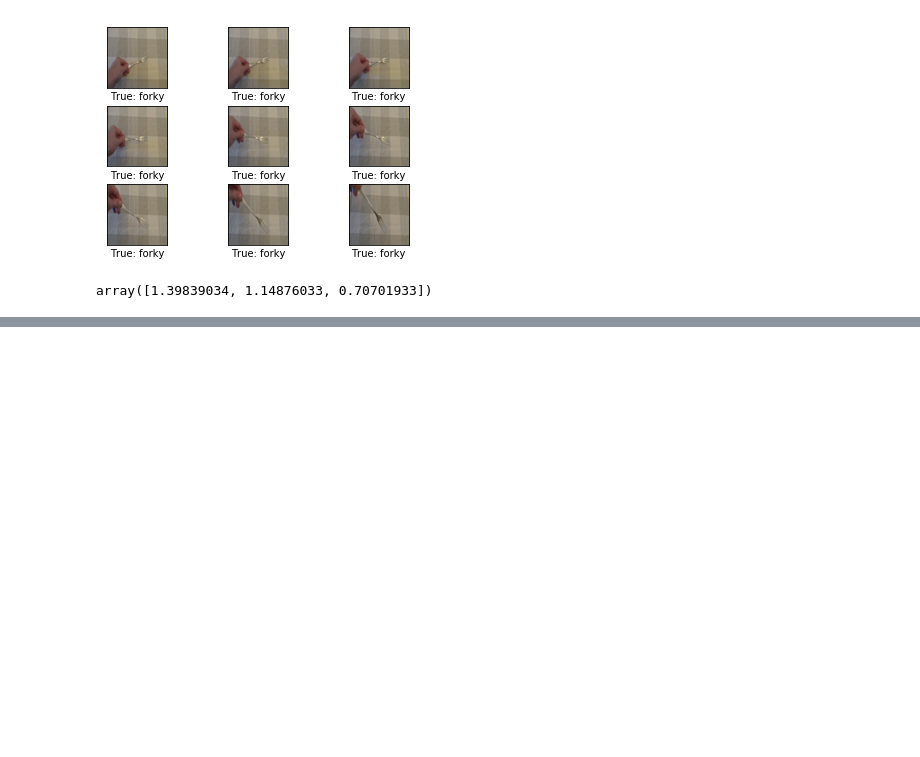
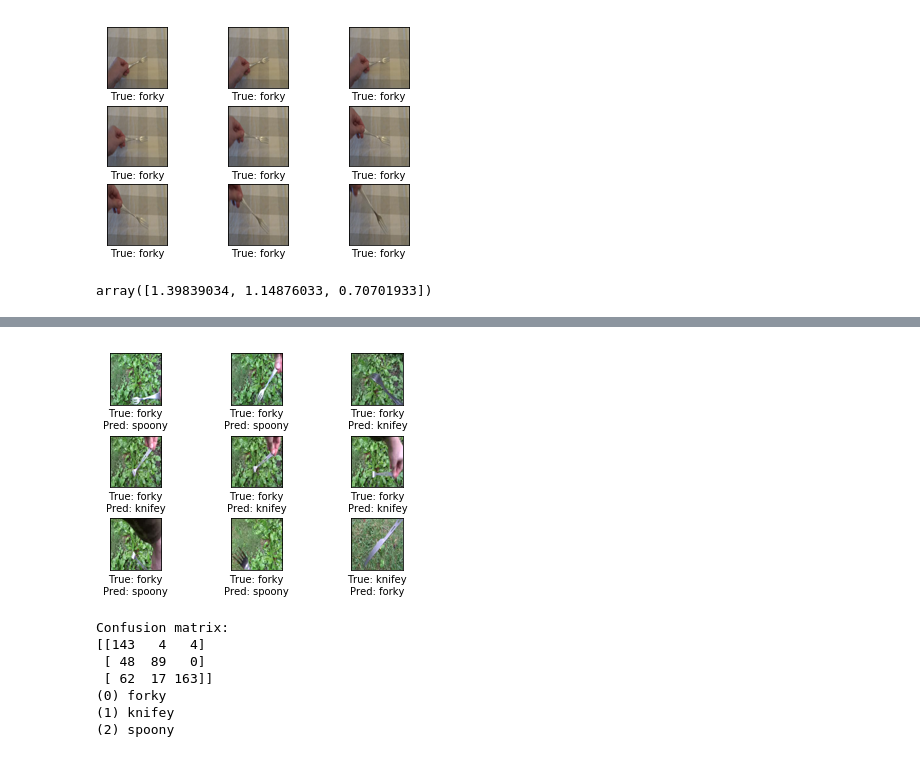
Before and after one commit to kornellewy/tf_keras_4_fine_tuning-, a Jupyter notebook: tf_keras_4_fine_tuning.ipynb, the cells around one changed output, grey strips where cells are left out. Saved outputs shown, nothing was run; the diff lists cells and outputs as text; code cells hidden in the pictures; blank space fills up the shorter version.

```diff
--- a/tf_keras_4_fine_tuning.ipynb
+++ b/tf_keras_4_fine_tuning.ipynb
@@ -276,0 +440,11 @@ array([1.39839034, 1.14876033, 0.70701933])
+# %%
+example_errors()
+# %% [output]
+[figure, added]
+Confusion matrix:
+[[143   4   4]
+ [ 48  89   0]
+ [ 62  17 163]]
+(0) forky
+(1) knifey
+(2) spoony
```
Also changed, not shown: parts of 29 cells of this notebook, 2 other files.
